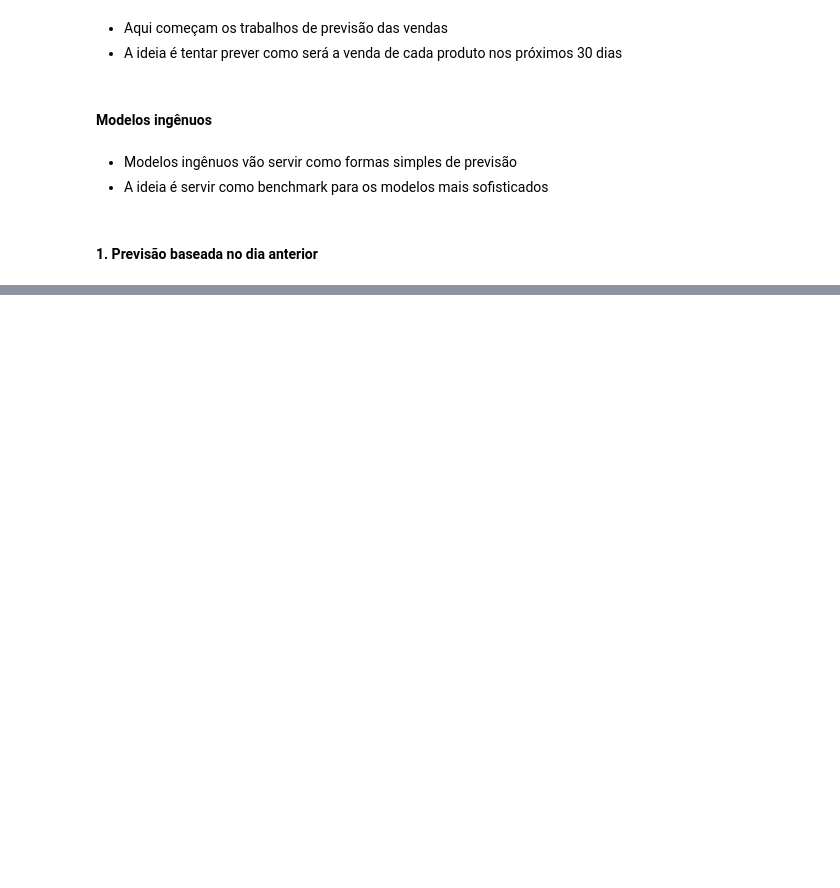
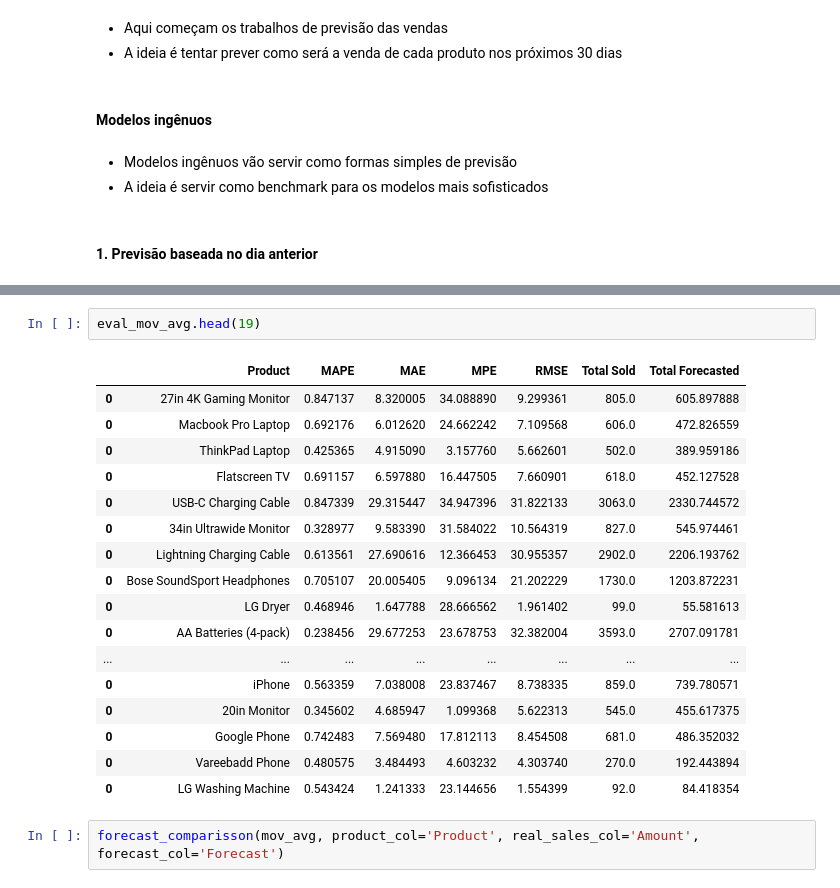
Before and after one commit to Gust4242/Forecasting-techniques, a Jupyter notebook: Forecasting algorithms.ipynb, the cells around one changed output, grey strips where cells are left out. Cells and saved outputs as stored; diff of their text form; blank space fills up the shorter version.

```diff
--- a/Forecasting algorithms.ipynb
+++ b/Forecasting algorithms.ipynb
@@ -203,0 +311,22 @@ eval_last_df = pd.DataFrame(eval_last_day)
+# %%
+eval_mov_avg.head(19)
+# %% [output]
+|  | Product | MAPE | MAE | MPE | RMSE | Total Sold | Total Forecasted |
+| 0 | 27in 4K Gaming Monitor | 0.847137 | 8.320005 | 34.088890 | 9.299361 | 805.0 | 605.897888 |
+| 0 | Macbook Pro Laptop | 0.692176 | 6.012620 | 24.662242 | 7.109568 | 606.0 | 472.826559 |
+| 0 | ThinkPad Laptop | 0.425365 | 4.915090 | 3.157760 | 5.662601 | 502.0 | 389.959186 |
+| 0 | Flatscreen TV | 0.691157 | 6.597880 | 16.447505 | 7.660901 | 618.0 | 452.127528 |
+| 0 | USB-C Charging Cable | 0.847339 | 29.315447 | 34.947396 | 31.822133 | 3063.0 | 2330.744572 |
+| 0 | 34in Ultrawide Monitor | 0.328977 | 9.583390 | 31.584022 | 10.564319 | 827.0 | 545.974461 |
+| 0 | Lightning Charging Cable | 0.613561 | 27.690616 | 12.366453 | 30.955357 | 2902.0 | 2206.193762 |
+| 0 | Bose SoundSport Headphones | 0.705107 | 20.005405 | 9.096134 | 21.202229 | 1730.0 | 1203.872231 |
+| 0 | LG Dryer | 0.468946 | 1.647788 | 28.666562 | 1.961402 | 99.0 | 55.581613 |
+| 0 | AA Batteries (4-pack) | 0.238456 | 29.677253 | 23.678753 | 32.382004 | 3593.0 | 2707.091781 |
+| ... | ... | ... | ... | ... | ... | ... | ... |
+| 0 | iPhone | 0.563359 | 7.038008 | 23.837467 | 8.738335 | 859.0 | 739.780571 |
+| 0 | 20in Monitor | 0.345602 | 4.685947 | 1.099368 | 5.622313 | 545.0 | 455.617375 |
+| 0 | Google Phone | 0.742483 | 7.569480 | 17.812113 | 8.454508 | 681.0 | 486.352032 |
+| 0 | Vareebadd Phone | 0.480575 | 3.484493 | 4.603232 | 4.303740 | 270.0 | 192.443894 |
+| 0 | LG Washing Machine | 0.543424 | 1.241333 | 23.144656 | 1.554399 | 92.0 | 84.418354 |
+# %%
+forecast_comparisson(mov_avg, product_col='Product', real_sales_col='Amount', forecast_col='Forecast')
```
Also changed, not shown: parts of 21 cells of this notebook, 1 other file.
